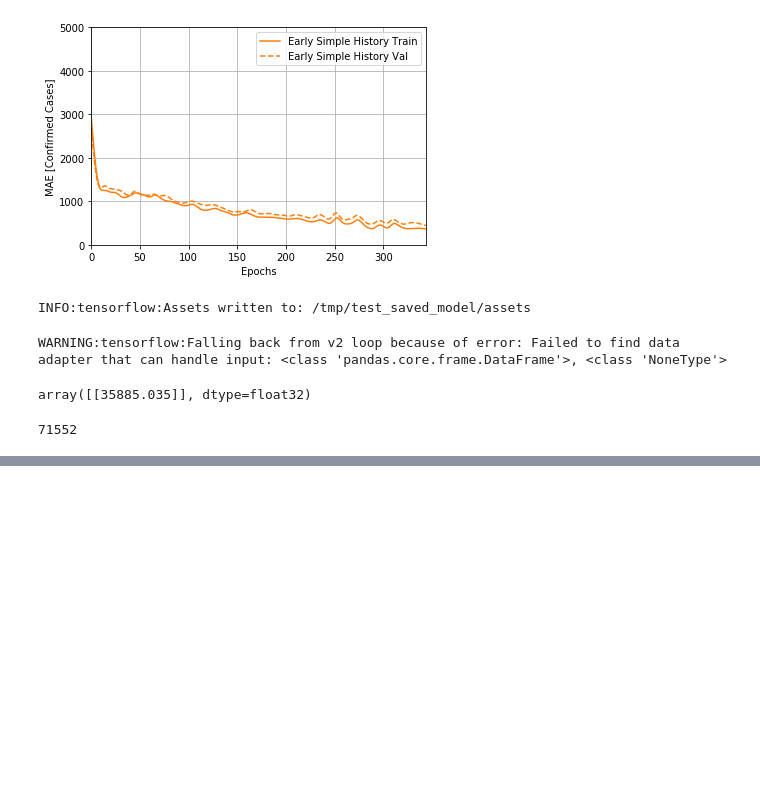
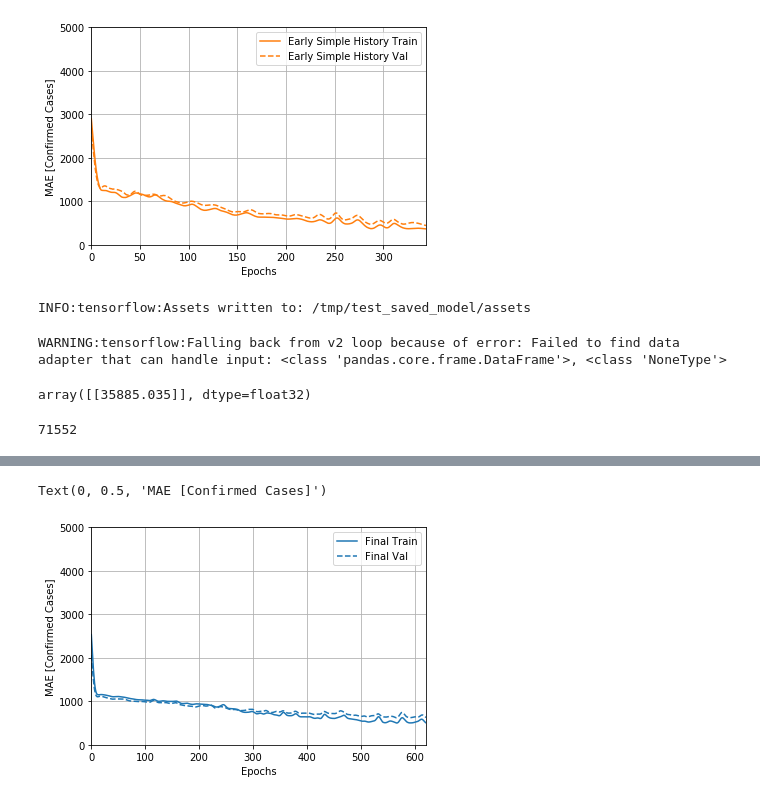
Before and after one commit to realToadtoad/COVIDForcast, a Jupyter notebook: ml/EarthxHack.ipynb, the cells around one changed output, grey strips where cells are left out. Drawn from its saved outputs; the diff is of its cells as text; code cells hidden in the pictures; blank space fills up the shorter version.

Commit message:
final model update

```diff
--- a/ml/EarthxHack.ipynb
+++ b/ml/EarthxHack.ipynb
@@ -733,3 +712,21 @@ tflite_model = converter.convert()
 open("earthxhack.tflite", "wb").write(tflite_model)
 # %% [output]
 71552
+# %%
+def build_final_model():
+    model = keras.Sequential([
+        layers.Dense(64, activation = 'relu', input_shape = [len(train_dataset.keys())]),
+        layers.Drop(0.05),
+        layers.Dense(64, activation = 'relu'),
+        layers.Dense(64, activation = 'relu'),
+        layers.Dense(1)
+    ])
+
+    optimizer = tf.keras.optimizers.Adam(learning_rate = 0.001)
+
+    model.compile(loss = 'mse', optimizer = optimizer, metrics = ['mae', 'mse'])
+
+    return model
+
+f_model = build_final_model()
+f_model.summary()
@@ -735,0 +750,4 @@ open("earthxhack.tflite", "wb").write(tflite_model)
+# %%
+final_early_stop = keras.callbacks.EarlyStopping(monitor = 'mae', patience = 50)
+
+final_history = f_model.fit(train_dataset, train_labels, validation_split = 0.2, epochs = 1000, verbose = 0, callbacks = [final_early_stop, tfdocs.modeling.EpochDots()])
@@ -735,0 +771,9 @@ open("earthxhack.tflite", "wb").write(tflite_model)
+# %%
+final_plotter = tfdocs.plots.HistoryPlotter(smoothing_std = 10)
+# %%
+final_plotter.plot({'Final': final_history}, metric = 'mae')
+plt.ylim([0, 5000])
+plt.ylabel('MAE [Confirmed Cases]')
+# %% [output]
+Text(0, 0.5, 'MAE [Confirmed Cases]')
+[figure, added]
```
Also changed, not shown: parts of 11 cells of this notebook, 5 other files.
